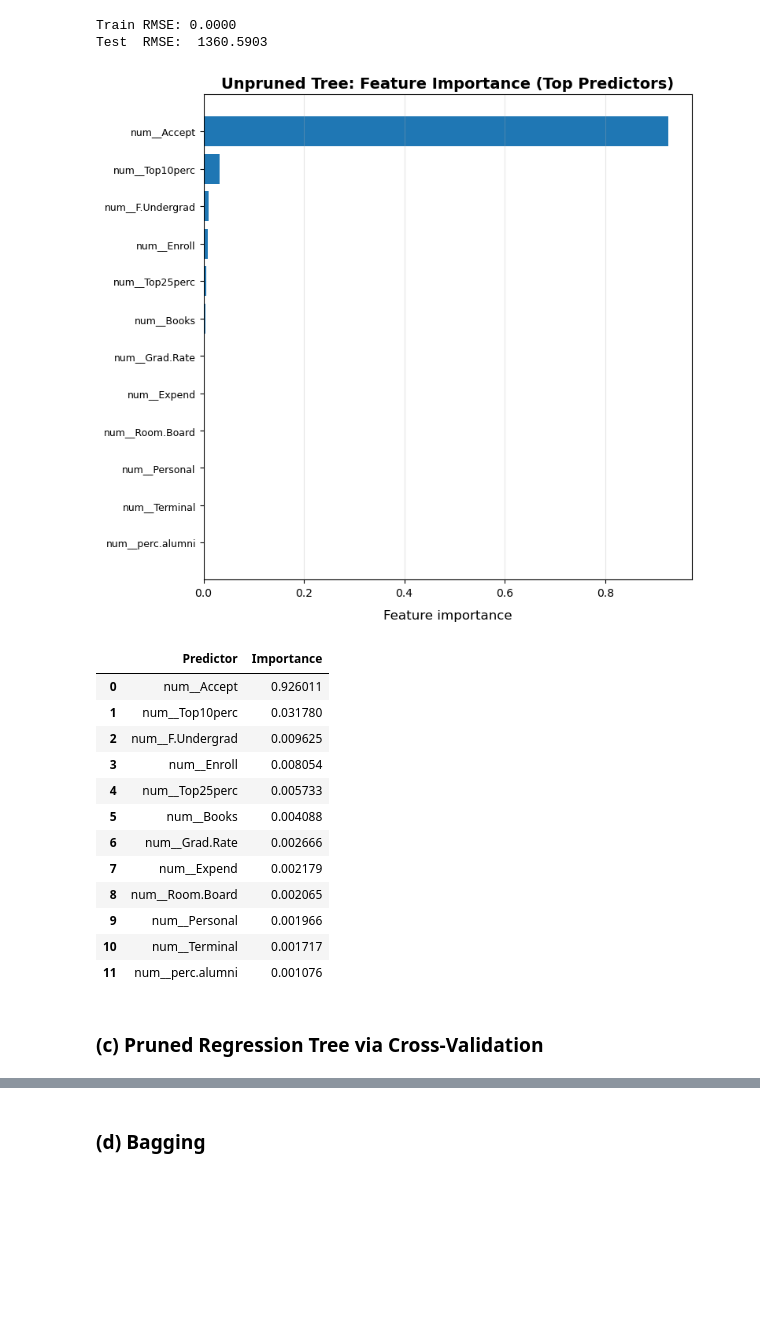
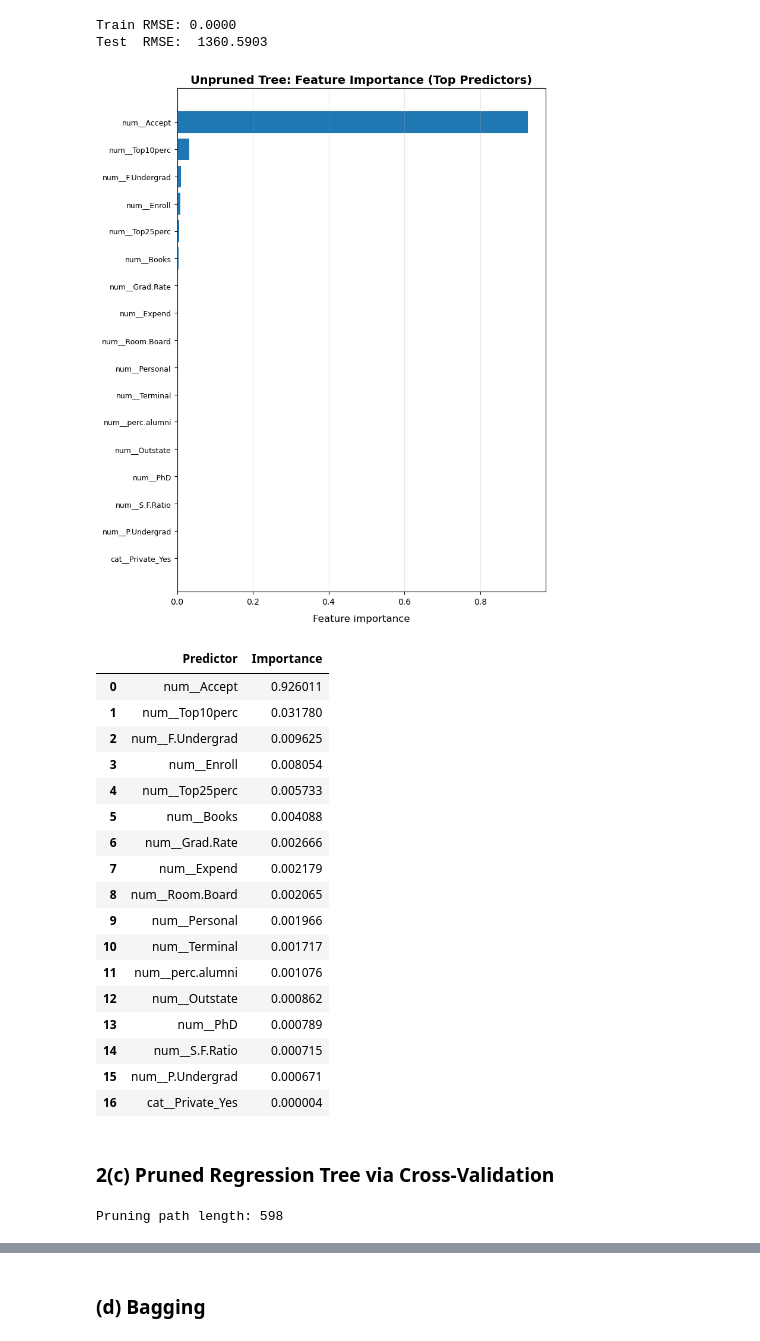
Before and after one commit to etoobian/STAT587_DS1_HW2, a Jupyter notebook: notebooks/STAT587_HW2.ipynb, the cells around one changed output, grey strips where cells are left out. Drawn from its saved outputs; the diff is of its cells as text; code cells hidden in the pictures; blank space fills up the shorter version.

Commit message:
Q2c: reformat, added train error, variance visualization, etc.

```diff
--- a/notebooks/STAT587_HW2.ipynb
+++ b/notebooks/STAT587_HW2.ipynb
@@ -213,7 +213,7 @@ def save_importance_plot(
     *,
     filename_png,
     title,
-    top_k=12,
+    top_k=None,
 ):
     imp_df = (
         pd.DataFrame({"Predictor": feature_names, "Importance": importances})
@@ -222,10 +222,13 @@ def save_importance_plot(
         .copy()
     )
 
+    if top_k is not None:
+        imp_df = imp_df.head(top_k).copy()
+
     # Use unescaped names for plotting
     imp_df_plot = imp_df.iloc[::-1]
 
-    fig, ax = plt.subplots(figsize=(8, 8))
+    fig, ax = plt.subplots(figsize=(8, 11))
     ax.barh(imp_df_plot["Predictor"], imp_df_plot["Importance"])
     ax.set_title(title, fontsize=14, fontweight="bold")
     ax.set_xlabel("Feature importance", fontsize=12, labelpad=10)
@@ -566,21 +569,21 @@ Test  RMSE:  1360.5903
 # %%
 # Feature Importance
 q1b_feature_names = q1b_tree.named_steps["preprocess"].get_feature_names_out()
 q1b_importances = q1b_model.feature_importances_
 
 # Sanity check
 assert np.isclose(q1b_importances.sum(), 1.0), "Tree importances do not sum to 1."
 
 # Save plot
 _ =save_importance_plot(
     q1b_feature_names,
     q1b_importances,
     filename_png="q1b_tree_importance.png",
     title="Unpruned Tree: Feature Importance (Top Predictors)",
-    top_k=12,
+    top_k=None,
 )
 # %% [output]
-[figure, old version]
+[figure, new version]
 # %%
 # Save table
 q1b_imp_tbl = save_importance_table(
@@ -589,7 +592,7 @@ q1b_imp_tbl = save_importance_table(
     filename_tex="q1b_tree_importance.tex",
     caption="Top predictors by feature importance for the unpruned regression tree.",
     label="tab:q1b-tree-importance",
-    top_k=12,
+    top_k=None,
 )
 
 if VERBOSE:
@@ -608,8 +611,13 @@ if VERBOSE:
 | 9 | num__Personal | 0.001966 |
 | 10 | num__Terminal | 0.001717 |
 | 11 | num__perc.alumni | 0.001076 |
+| 12 | num__Outstate | 0.000862 |
+| 13 | num__PhD | 0.000789 |
+| 14 | num__S.F.Ratio | 0.000715 |
+| 15 | num__P.Undergrad | 0.000671 |
+| 16 | cat__Private_Yes | 0.000004 |
 # %% [markdown]
-### **(c)** Pruned Regression Tree via Cross-Validation
+### **2(c)** Pruned Regression Tree via Cross-Validation
 # %%
 #  Cost-Complexity Pruning Path
 
@@ -621,26 +629,33 @@ q1c_tree_unpruned = Pipeline(
     ]
 )
 q1c_tree_unpruned.fit(q1_X_train, q1_y_train)
-assert hasattr(q1c_tree_unpruned.named_steps["model"], "tree_")
+
+q1c_unpruned_model = q1c_tree_unpruned.named_steps["model"]
+assert hasattr(q1c_unpruned_model, "tree_"), "Unpruned tree was not fit correctly."
 
 # Get Transformed Training Matrix to Compute Pruning Path
 q1c_X_train_trans = q1c_tree_unpruned.named_steps["preprocess"].transform(q1_X_train)
 
 # Sanity check
-assert q1c_X_train_trans.shape[0] == q1_X_train.shape[0]
+assert (
+    q1c_X_train_trans.shape[0] == q1_X_train.shape[0]
+), "Row mismatch after preprocessing."
 
 # Compute Pruning Path for the Fitted (Unpruned) Tree
-q1c_unpruned_model = q1c_tree_unpruned.named_steps["model"]
 q1c_path = q1c_unpruned_model.cost_complexity_pruning_path(
     q1c_X_train_trans, q1_y_train
 )
-
 q1c_ccp_alphas = q1c_path.ccp_alphas
 q1c_impurities = q1c_path.impurities
 
+# Sanity checks
 assert q1c_ccp_alphas.ndim == 1
 assert len(q1c_ccp_alphas) == len(q1c_impurities)
 assert (q1c_ccp_alphas >= 0).all()
+
+vprint(f"Pruning path length: {len(q1c_ccp_alphas)}")
+# %% [output]
+Pruning path length: 598
 # %%
 # K-fold CV on Training Data Choose Best alpha
 q1c_kf = KFold(n_splits=10, shuffle=True, random_state=SEED)
```
Also changed, not shown: parts of 17 cells of this notebook, 7 other files.
